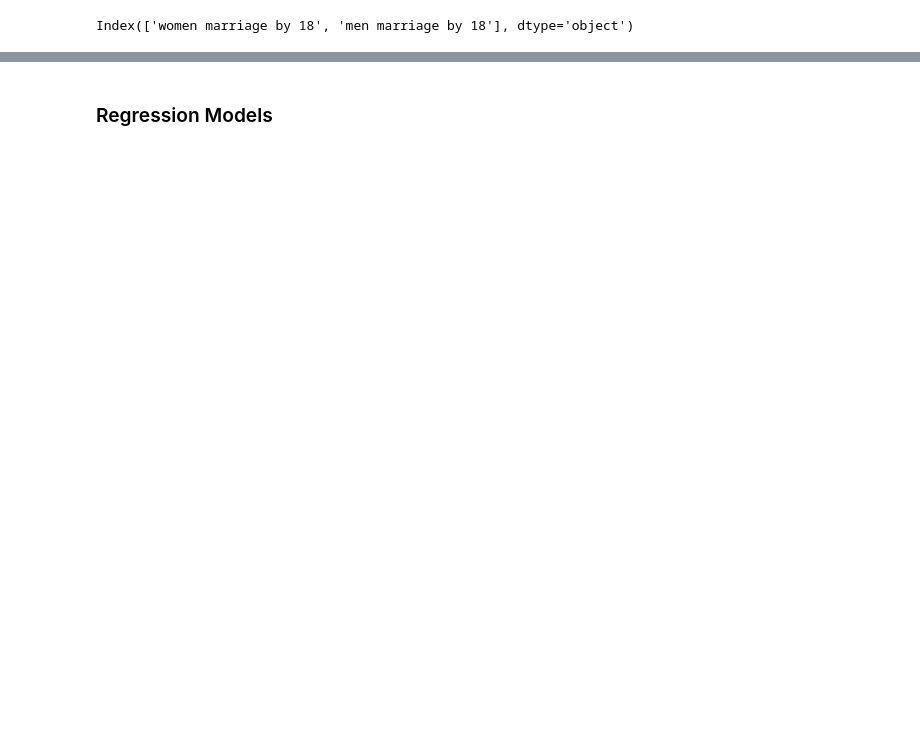
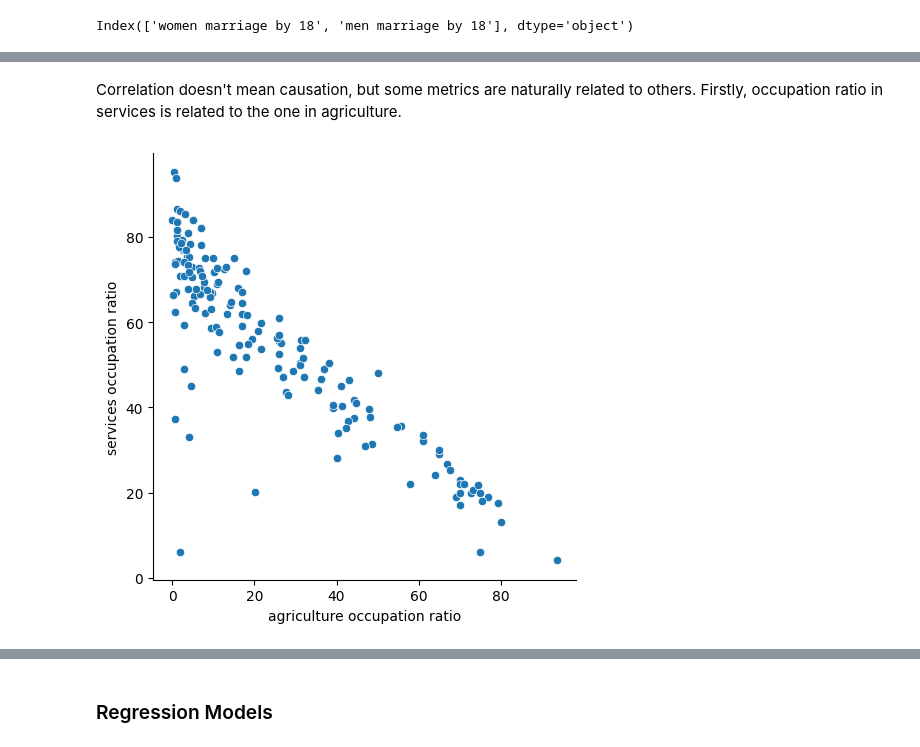
Before and after one commit to farqlia/WorldCountriesProject, a Jupyter notebook: notebooks/Analysis Of Median Age.ipynb, the cells around one changed output, grey strips where cells are left out. Cells and saved outputs as stored; diff of their text form; code cells hidden in the pictures; blank space fills up the shorter version.

```diff
--- a/notebooks/Analysis Of Median Age.ipynb
+++ b/notebooks/Analysis Of Median Age.ipynb
@@ -148,0 +285,8 @@ Next, we'll replace NAN values
+# %% [markdown]
+Correlation doesn't mean causation, but some metrics are naturally related to others.
+Firstly, occupation ratio in services is related to the one in agriculture.
+# %%
+sns.relplot(data=country_metrics, x='agriculture occupation ratio', y='services occupation ratio')
+country_metrics.drop(['agriculture occupation ratio'], axis=1, inplace=True)
+# %% [output]
+[figure, added]
```
Also changed, not shown: parts of 96 cells of this notebook, 54 other files.
